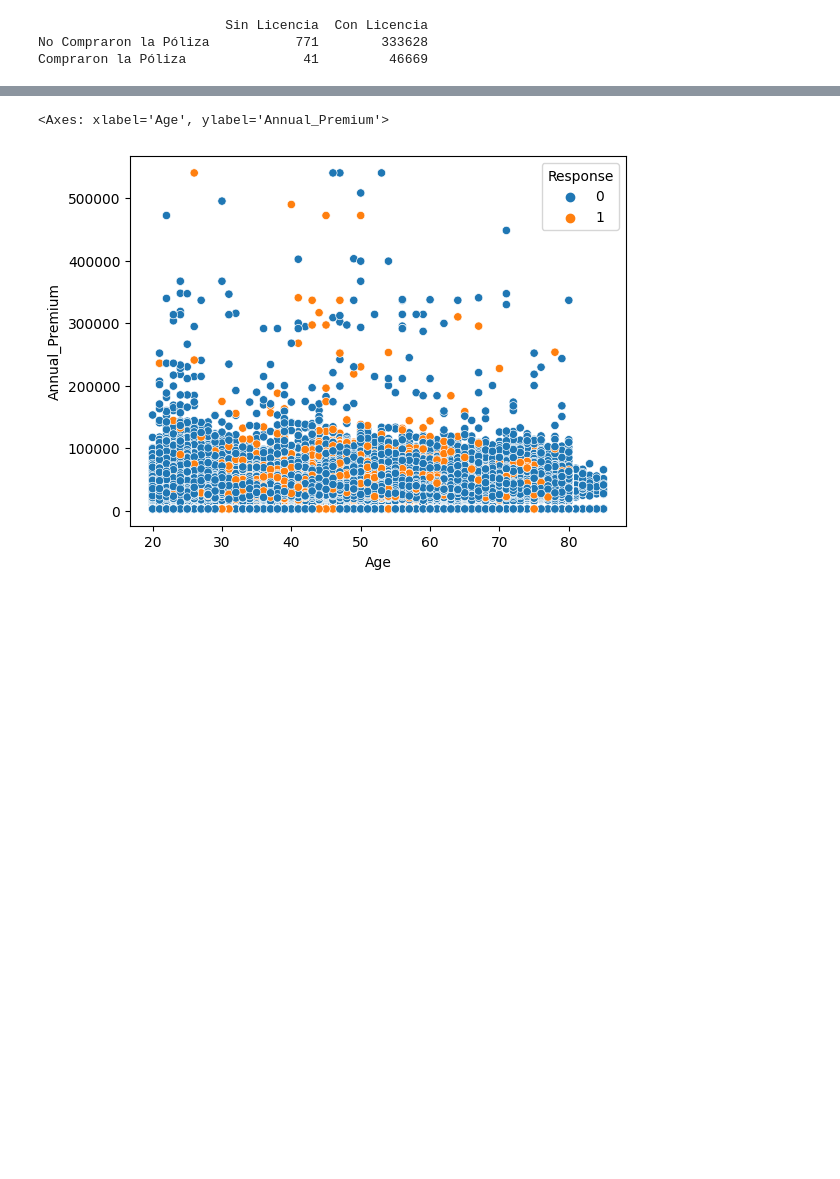
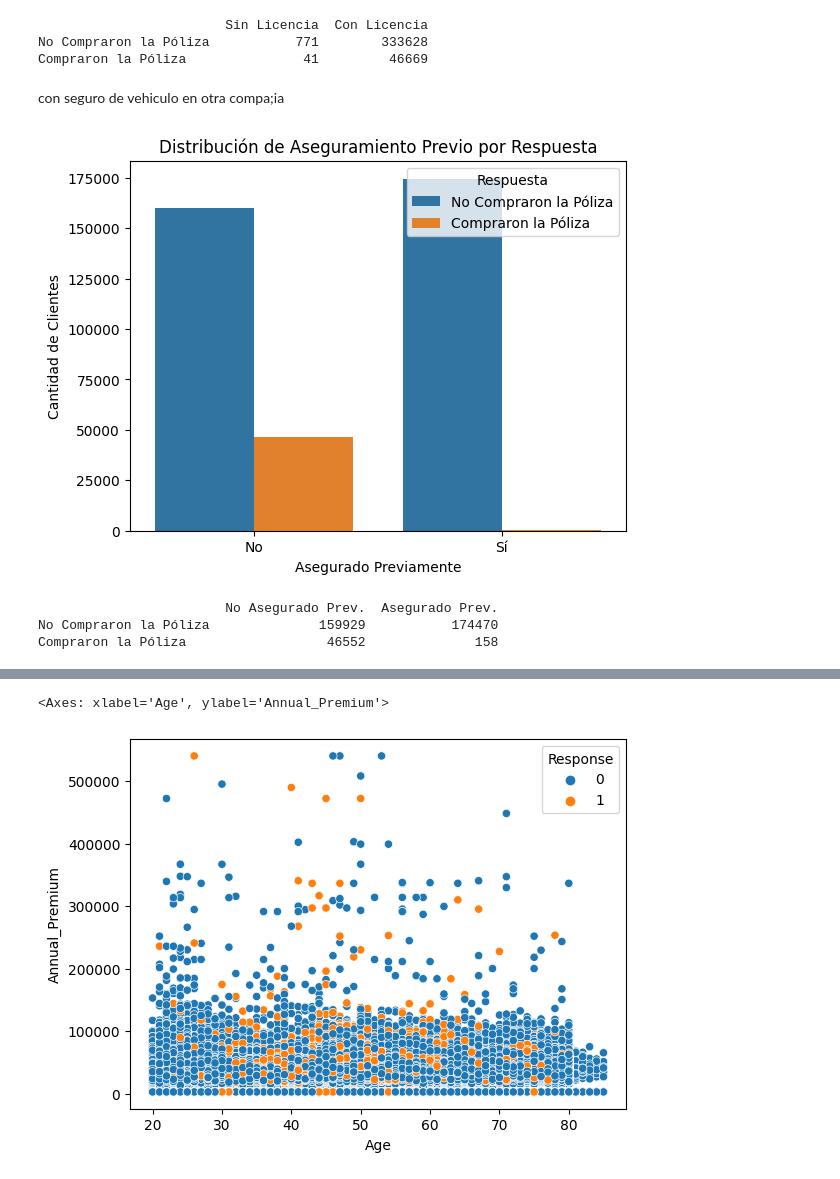
Before and after one commit to ActuaryVlad/tesisAi, a Jupyter notebook: jupyter tesis.ipynb, the cells around one changed output, grey strips where cells are left out. Drawn from its saved outputs; the diff is of its cells as text; code cells hidden in the pictures; blank space fills up the shorter version.

```diff
--- a/jupyter tesis.ipynb
+++ b/jupyter tesis.ipynb
@@ -247,3 +258,24 @@ print(cross_tab)
                         Sin Licencia  Con Licencia
 No Compraron la Póliza           771        333628
 Compraron la Póliza               41         46669
+# %% [markdown]
+con seguro de vehiculo en otra compa;ia
+# %%
+sns.countplot(x='Previously_Insured', hue='Response', data=train)
+plt.xlabel('Asegurado Previamente')
+plt.ylabel('Cantidad de Clientes')
+plt.title('Distribución de Aseguramiento Previo por Respuesta')
+plt.legend(title='Respuesta', labels=['No Compraron la Póliza', 'Compraron la Póliza'])
+plt.xticks(ticks=[0, 1], labels=['No', 'Sí'])
+plt.show()
+# %% [output]
+[figure, added]
+# %%
+cross_tab_previously_insured = pd.crosstab(train['Response'], train['Previously_Insured'])
+cross_tab_previously_insured.columns = ['No Asegurado Prev.', 'Asegurado Prev.']
+cross_tab_previously_insured.index = ['No Compraron la Póliza', 'Compraron la Póliza']
+print(cross_tab_previously_insured)
+# %% [output]
+                        No Asegurado Prev.  Asegurado Prev.
+No Compraron la Póliza              159929           174470
+Compraron la Póliza                  46552              158
```
Also changed, not shown: parts of 20 cells of this notebook.
